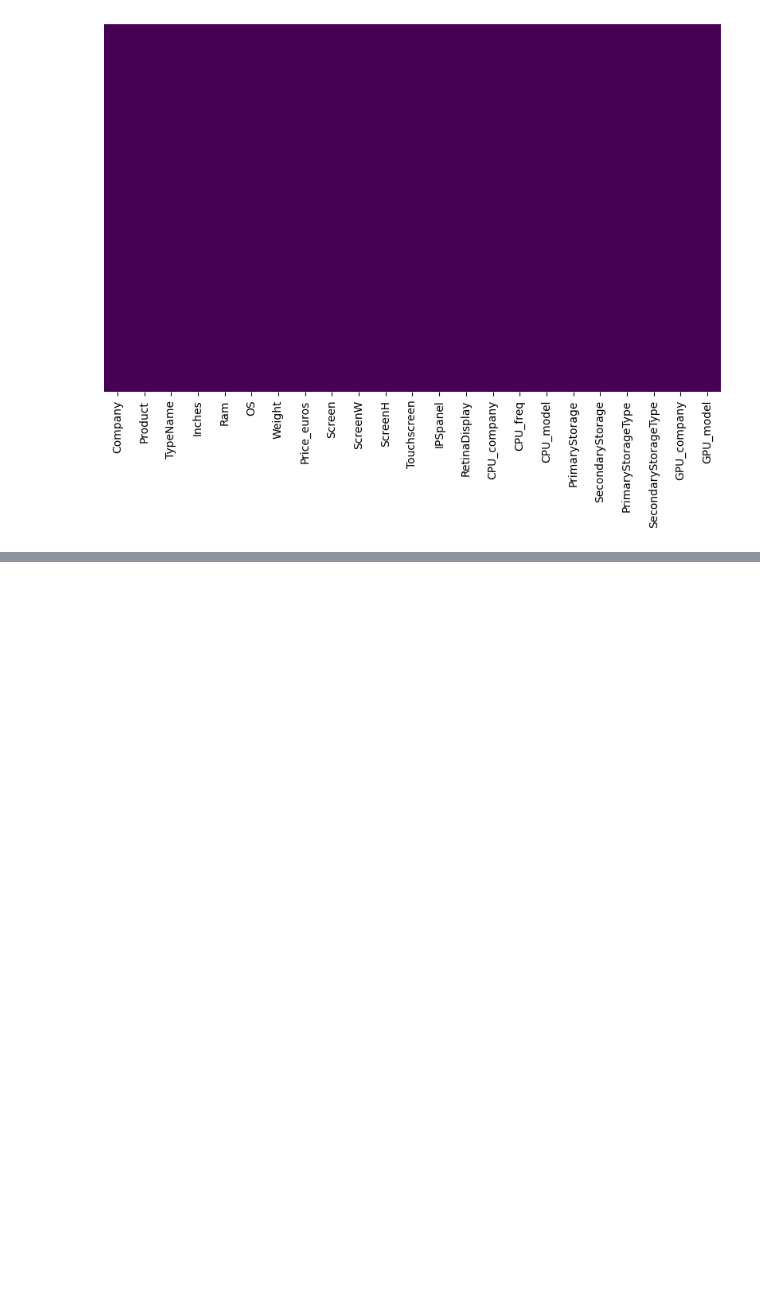
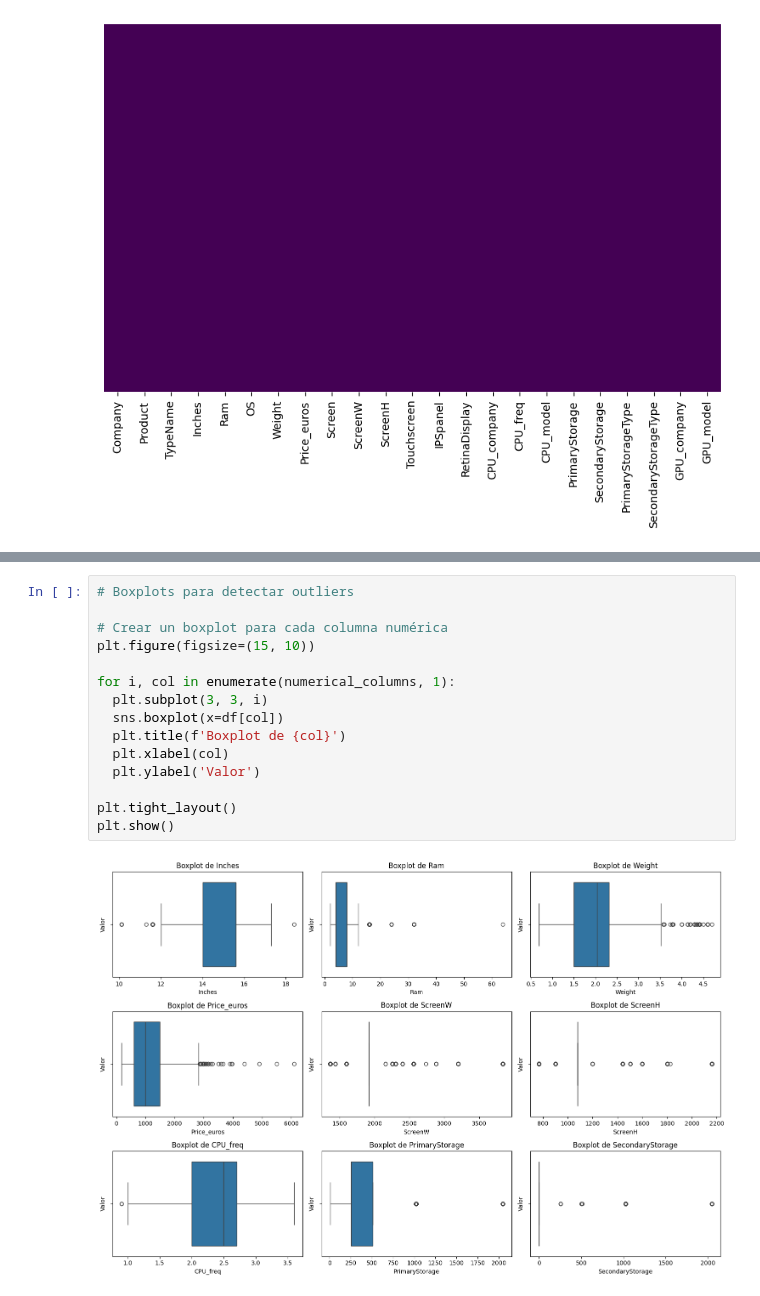
Before and after one commit to JuanLopezAranzazu/proyecto2-3-ciencia-datos, a Jupyter notebook: notebooks/data_cleaning_and_normalization.ipynb, the cells around one changed output, grey strips where cells are left out. Drawn from its saved outputs; the diff is of its cells as text; blank space fills up the shorter version.

```diff
--- a/notebooks/data_cleaning_and_normalization.ipynb
+++ b/notebooks/data_cleaning_and_normalization.ipynb
@@ -145,0 +170,17 @@ outliers
+# %%
+# Boxplots para detectar outliers
+
+# Crear un boxplot para cada columna numérica
+plt.figure(figsize=(15, 10))
+
+for i, col in enumerate(numerical_columns, 1):
+  plt.subplot(3, 3, i)
+  sns.boxplot(x=df[col])
+  plt.title(f'Boxplot de {col}')
+  plt.xlabel(col)
+  plt.ylabel('Valor')
+
+plt.tight_layout()
+plt.show()
+# %% [output]
+[figure, added]
```
Also changed, not shown: parts of 11 cells of this notebook, 2 other files.
